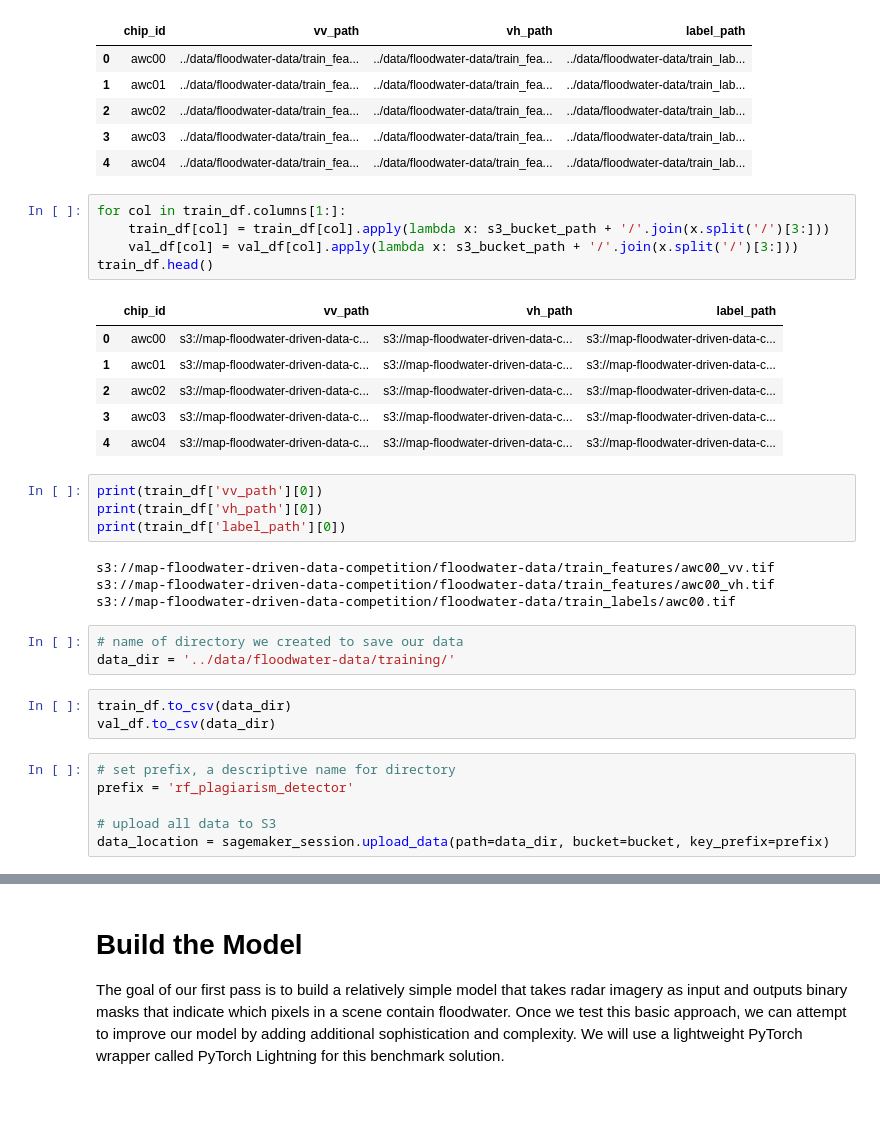
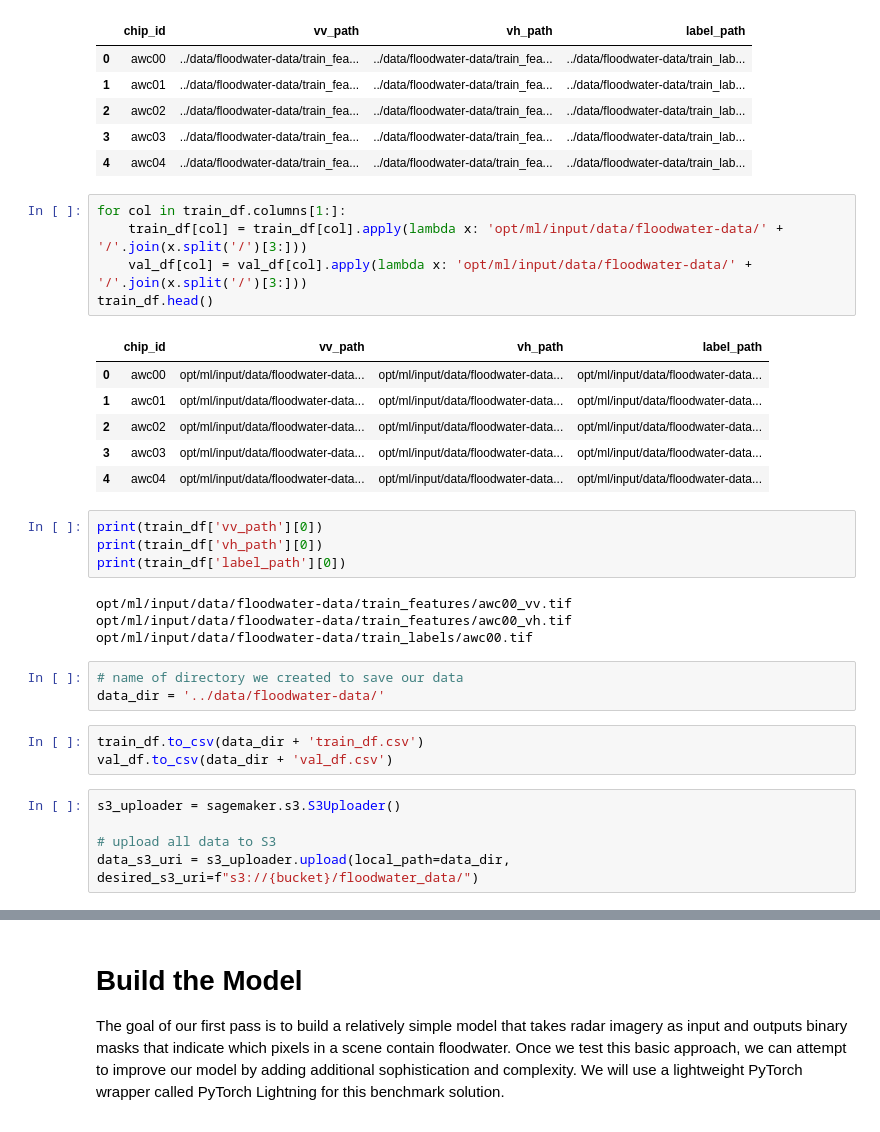
Before and after one commit to JayThibs/map-floodwater-satellite-imagery, a Jupyter notebook: Map_Floodwater_SageMaker.ipynb, the cells around one changed output, grey strips where cells are left out. Saved outputs shown, nothing was run; the diff lists cells and outputs as text.

Commit message:
Prepping for training. Data uploaded to s3.

```diff
--- a/Map_Floodwater_SageMaker.ipynb
+++ b/Map_Floodwater_SageMaker.ipynb
@@ -539,33 +539,32 @@ train_df.head()
 | 4 | awc04 | ../data/floodwater-data/train_fea... | ../data/floodwater-data/train_fea... | ../data/floodwater-data/train_lab... |
 # %%
 for col in train_df.columns[1:]:
-    train_df[col] = train_df[col].apply(lambda x: s3_bucket_path + '/'.join(x.split('/')[3:]))
-    val_df[col] = val_df[col].apply(lambda x: s3_bucket_path + '/'.join(x.split('/')[3:]))
+    train_df[col] = train_df[col].apply(lambda x: 'opt/ml/input/data/floodwater-data/' + '/'.join(x.split('/')[3:]))
+    val_df[col] = val_df[col].apply(lambda x: 'opt/ml/input/data/floodwater-data/' + '/'.join(x.split('/')[3:]))
 train_df.head()
 # %% [output]
 |  | chip_id | vv_path | vh_path | label_path |
-| 0 | awc00 | s3://map-floodwater-driven-data-c... | s3://map-floodwater-driven-data-c... | s3://map-floodwater-driven-data-c... |
-| 1 | awc01 | s3://map-floodwater-driven-data-c... | s3://map-floodwater-driven-data-c... | s3://map-floodwater-driven-data-c... |
-| 2 | awc02 | s3://map-floodwater-driven-data-c... | s3://map-floodwater-driven-data-c... | s3://map-floodwater-driven-data-c... |
-| 3 | awc03 | s3://map-floodwater-driven-data-c... | s3://map-floodwater-driven-data-c... | s3://map-floodwater-driven-data-c... |
-| 4 | awc04 | s3://map-floodwater-driven-data-c... | s3://map-floodwater-driven-data-c... | s3://map-floodwater-driven-data-c... |
+| 0 | awc00 | opt/ml/input/data/floodwater-data... | opt/ml/input/data/floodwater-data... | opt/ml/input/data/floodwater-data... |
+| 1 | awc01 | opt/ml/input/data/floodwater-data... | opt/ml/input/data/floodwater-data... | opt/ml/input/data/floodwater-data... |
+| 2 | awc02 | opt/ml/input/data/floodwater-data... | opt/ml/input/data/floodwater-data... | opt/ml/input/data/floodwater-data... |
+| 3 | awc03 | opt/ml/input/data/floodwater-data... | opt/ml/input/data/floodwater-data... | opt/ml/input/data/floodwater-data... |
+| 4 | awc04 | opt/ml/input/data/floodwater-data... | opt/ml/input/data/floodwater-data... | opt/ml/input/data/floodwater-data... |
 # %%
 print(train_df['vv_path'][0])
 print(train_df['vh_path'][0])
 print(train_df['label_path'][0])
 # %% [output]
-s3://map-floodwater-driven-data-competition/floodwater-data/train_features/awc00_vv.tif
-s3://map-floodwater-driven-data-competition/floodwater-data/train_features/awc00_vh.tif
-s3://map-floodwater-driven-data-competition/floodwater-data/train_labels/awc00.tif
+opt/ml/input/data/floodwater-data/train_features/awc00_vv.tif
+opt/ml/input/data/floodwater-data/train_features/awc00_vh.tif
+opt/ml/input/data/floodwater-data/train_labels/awc00.tif
 # %%
 # name of directory we created to save our data
-data_dir = '../data/floodwater-data/training/'
+data_dir = '../data/floodwater-data/'
 # %%
-train_df.to_csv(data_dir)
-val_df.to_csv(data_dir)
+train_df.to_csv(data_dir + 'train_df.csv')
+val_df.to_csv(data_dir + 'val_df.csv')
-# %%
-# set prefix, a descriptive name for directory
-prefix = 'rf_plagiarism_detector'
-
-# upload all data to S3
-data_location = sagemaker_session.upload_data(path=data_dir, bucket=bucket, key_prefix=prefix)
+# %%
+s3_uploader = sagemaker.s3.S3Uploader()
+
+# upload all data to S3
+data_s3_uri = s3_uploader.upload(local_path=data_dir, desired_s3_uri=f"s3://{bucket}/floodwater_data/")
```
Also changed, not shown: parts of 5 cells of this notebook, 1 other file.
